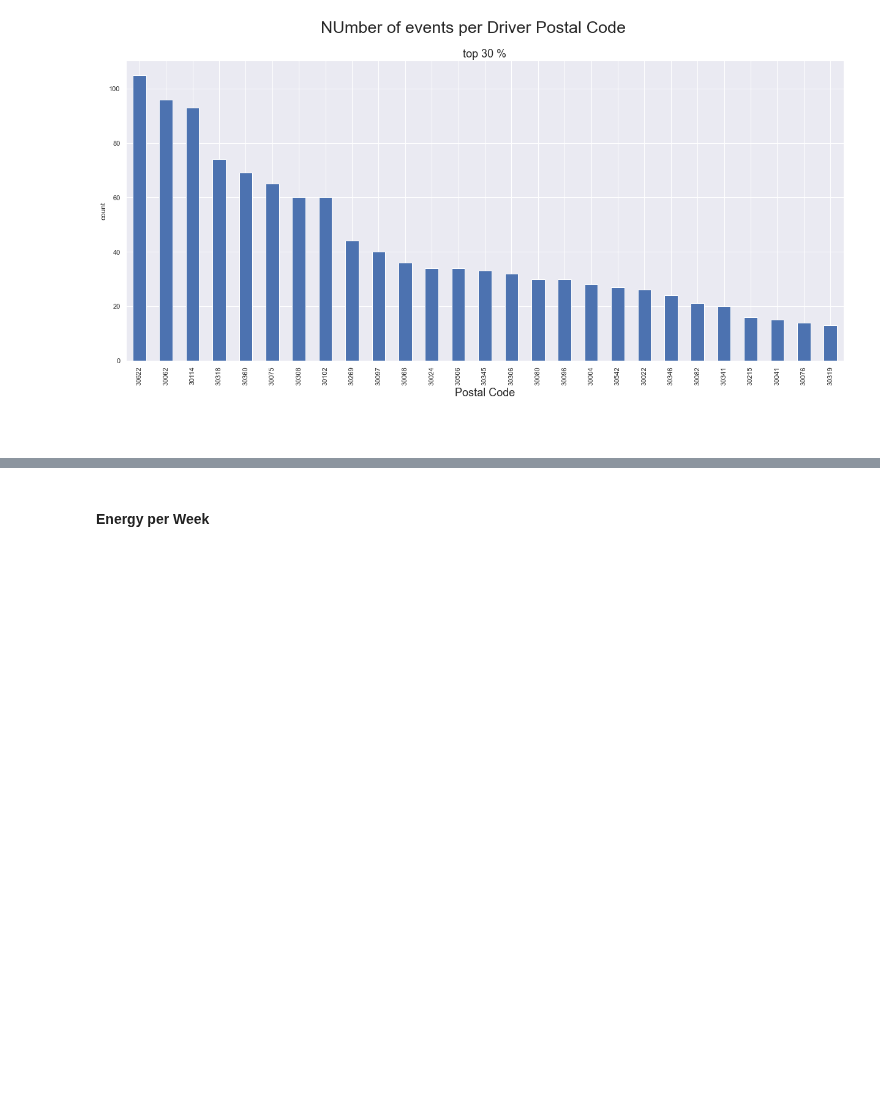
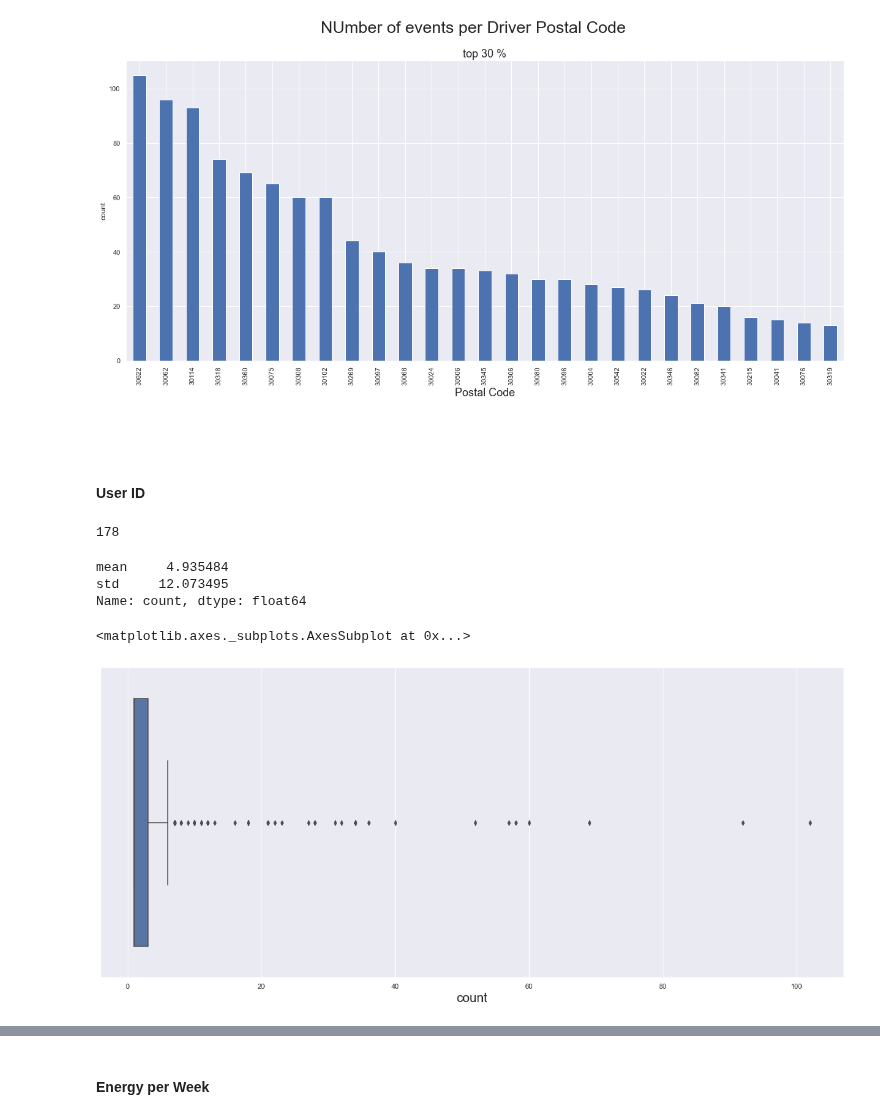
Before and after one commit to encodingintuition/EV_Infrastructure, a Jupyter notebook: code/GATECH-CB--01_EDA01.ipynb, the cells around one changed output, grey strips where cells are left out. Saved outputs shown, nothing was run; the diff lists cells and outputs as text; code cells hidden in the pictures; blank space fills up the shorter version.

Commit message:
user_id EDA

```diff
--- a/code/GATECH-CB--01_EDA01.ipynb
+++ b/code/GATECH-CB--01_EDA01.ipynb
@@ -509,3 +512,29 @@ df_driverZip = pd.DataFrame(tempData)
 df_driverZip = df_driverZip.sort_values(by = 'count', ascending= False).reset_index(drop = True)
 # %% [markdown]
 <br>
+# %% [markdown]
+#### User ID
+# %%
+# number of unique User_ID
+df['User ID'].nunique()
+# %% [output]
+178
+# %%
+# create a data frame with user_ID and their count of session per id
+userid, count = np.unique(df['User ID'], return_counts= True)
+tempData = { 'user_id': userid, 'count': count}
+df_userid = pd.DataFrame(tempData)
+df_userid = df_userid.sort_values(by = 'count', ascending= False).reset_index(drop = True)
+# %%
+# MEAN, STD number of chargin session per user_id
+df_userid['count'].agg(['mean','std'])
+# %% [output]
+mean     4.935484
+std     12.073495
+Name: count, dtype: float64
+# %%
+# number of charging sessions per user_ID
+sns.boxplot(data=df_userid,x='count');
+# %% [output]
+<matplotlib.axes._subplots.AxesSubplot at 0x...>
+[figure, added]
```
Also changed, not shown: parts of 6 cells of this notebook.
